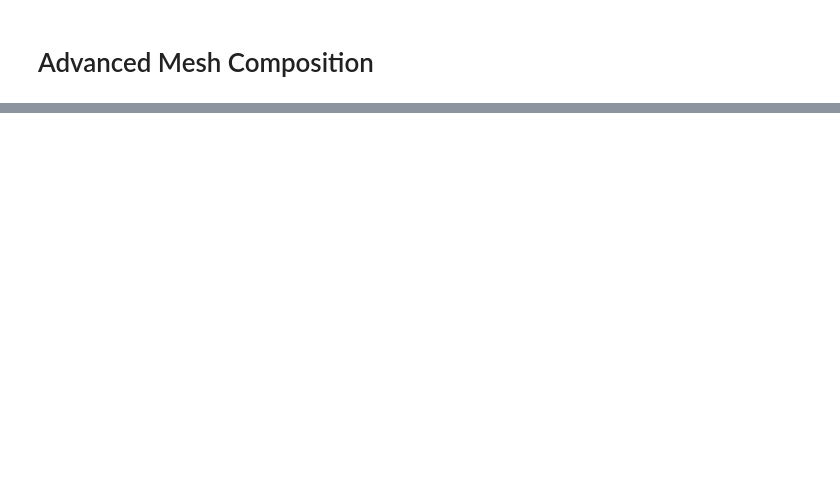
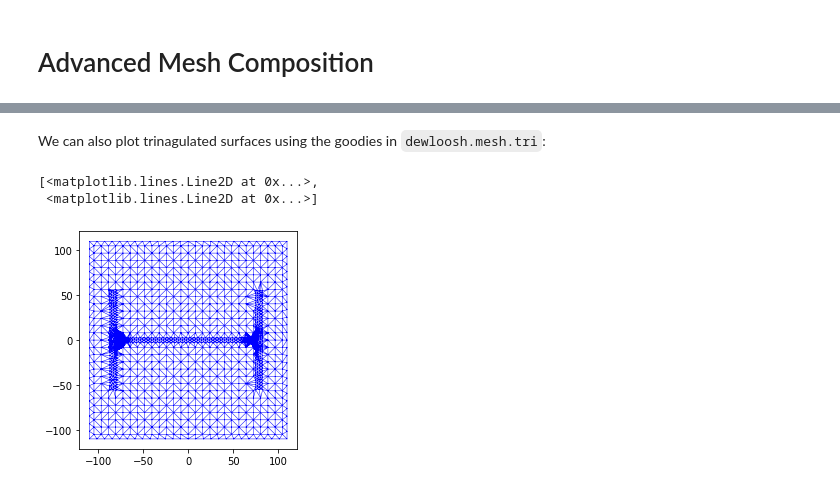
Before and after one commit to dewloosh/dewloosh-mesh, a Jupyter notebook: examples/mesh_advanced.ipynb, the cells around one changed output, grey strips where cells are left out. Cells and saved outputs as stored; diff of their text form; code cells hidden in the pictures; blank space fills up the shorter version.

```diff
--- a/examples/mesh_advanced.ipynb
+++ b/examples/mesh_advanced.ipynb
@@ -194,0 +207,13 @@ cube.plot(jupyter_backend='static', notebook=True, window_size=(600, 400))
+# %% [markdown]
+We can also plot trinagulated surfaces using the goodies in ``dewloosh.mesh.tri``:
+# %%
+from dewloosh.mesh.tri.triplot import triplot
+from dewloosh.mesh.tri.trimesh import triangulate
+points = top.points().show(top.frame)
+triangles = top.topology()
+triobj = triangulate(points=points[:, :2], triangles=triangles)[-1]
+triplot(triobj)
+# %% [output]
+[<matplotlib.lines.Line2D at 0x...>,
+ <matplotlib.lines.Line2D at 0x...>]
+[figure, added]
```
Also changed, not shown: parts of 5 cells of this notebook, 17 other files.
